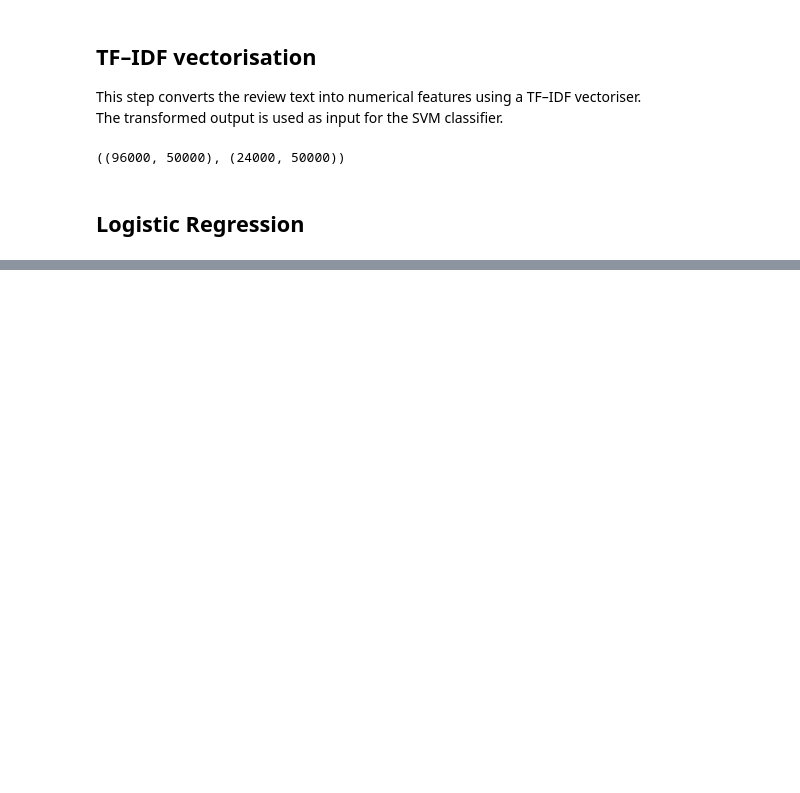
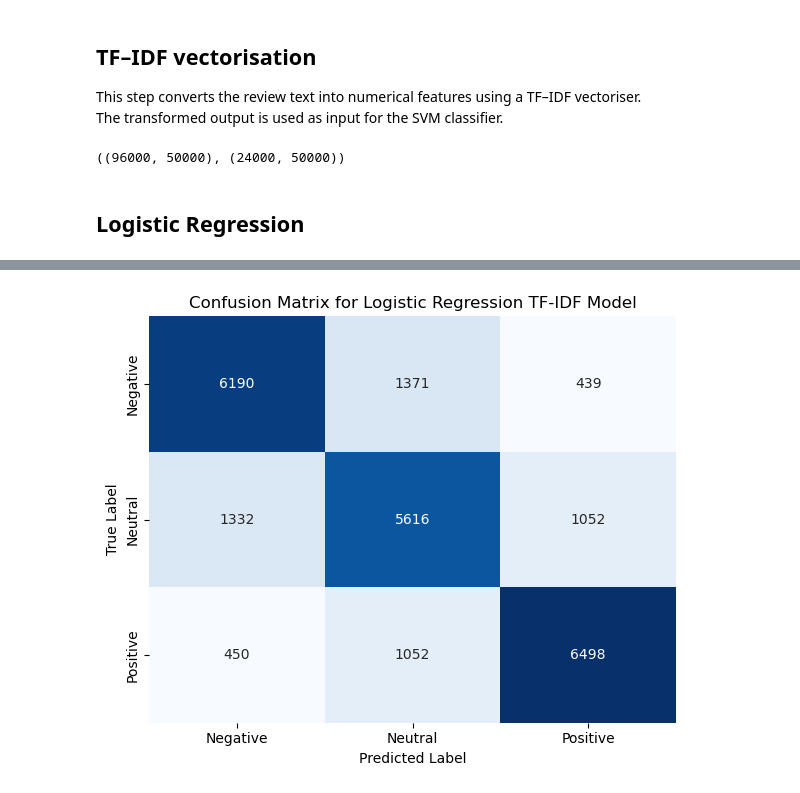
Before and after one commit to tamasfried/AmazonSentimentAnalysis, a Jupyter notebook: notebooks/svm_baseline.ipynb, the cells around one changed output, grey strips where cells are left out. Saved outputs shown, nothing was run; the diff lists cells and outputs as text; code cells hidden in the pictures; blank space fills up the shorter version.

Commit message:
Add TF-IDF baselines using Logistic Regression and Linear SVM

```diff
--- a/notebooks/svm_baseline.ipynb
+++ b/notebooks/svm_baseline.ipynb
@@ -66,0 +73,6 @@ X_train_tfidf.shape, X_test_tfidf.shape
+# %%
+# Initialise the Logistic Regression classifier
+model_lr = LogisticRegression(max_iter=1000, n_jobs=-1)
+
+# Fit the model on the training data using TF-IDF features and labels
+model_lr.fit(X_train_tfidf, y_train)
@@ -66,0 +81,11 @@ X_train_tfidf.shape, X_test_tfidf.shape
+# %%
+# Predict the labels for the test set
+y_pred_lr = model_lr.predict(X_test_tfidf)
+# %%
+# Print evaluation metrics for the test set
+print("Accuacy:", accuracy_score(y_test, y_pred_lr))
+print(classification_report(y_test, y_pred_lr))
+
+# Create the confusion matrix for plotting
+cm_lr = confusion_matrix(y_test, y_pred_lr)
+cm_lr
@@ -66,0 +110,20 @@ X_train_tfidf.shape, X_test_tfidf.shape
+# %%
+# Plot the confusion matrix counts
+plt.figure(figsize=(6, 5))
+sns.heatmap(
+    cm_lr,
+    annot= True,
+    fmt='d',
+    cmap='Blues',
+    cbar=False,
+    xticklabels=['Negative', 'Neutral', 'Positive'],
+    yticklabels=['Negative', 'Neutral', 'Positive']
+)
+
+plt.xlabel('Predicted Label')
+plt.ylabel('True Label')
+plt.title('Confusion Matrix for Logistic Regression TF-IDF Model')
+plt.tight_layout()
+plt.show()
+# %% [output]
+[figure, added]
```
Also changed, not shown: parts of 14 cells of this notebook.
